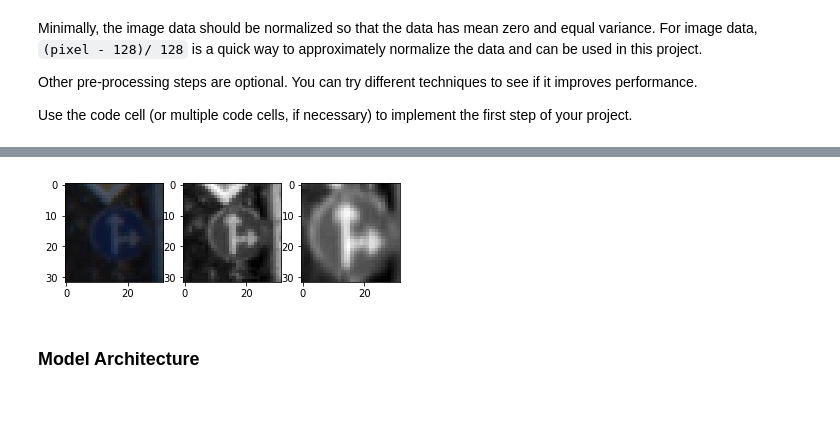
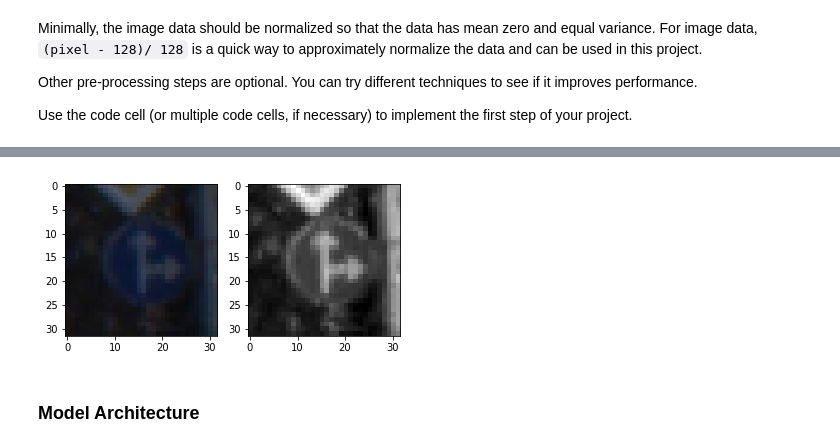
Before and after one commit to woodyhaddad/P3-Traffic-Sign-Classifier, a Jupyter notebook: Traffic_Sign_Classifier.ipynb, the cells around one changed output, grey strips where cells are left out. Drawn from its saved outputs; the diff is of its cells as text; code cells hidden in the pictures; blank space fills up the shorter version.

```diff
--- a/Traffic_Sign_Classifier.ipynb
+++ b/Traffic_Sign_Classifier.ipynb
@@ -388,29 +378,21 @@ import cv2
 gray_img = cv2.cvtColor(train['features'][1000], cv2.COLOR_BGR2GRAY)
 
 
-gray_img1 = cv2.resize(gray_img,(train['sizes'][1000][0],train['sizes'][1000][1]))
-gray_img1 = gray_img1[train['coords'][1000][0]:train['coords'][1000][2],train['coords'][1000][1]:train['coords'][1000][3]]
-gray_img1 = cv2.resize(gray_img1,(32,32))
+# gray_img1 = cv2.resize(gray_img,(train['sizes'][1000][0],train['sizes'][1000][1]))
+# gray_img1 = gray_img1[train['coords'][1000][0]:train['coords'][1000][2],train['coords'][1000][1]:train['coords'][1000][3]]
+# gray_img1 = cv2.resize(gray_img1,(32,32))
 
 
 
 f = plt.figure()
-f.add_subplot(1,3, 1)
+f.add_subplot(1,2, 1)
 plt.imshow(train['features'][1000])
-f.add_subplot(1,3, 2)
+f.add_subplot(1,2, 2)
 plt.imshow(gray_img, cmap = plt.get_cmap('gray'))
-f.add_subplot(1,3, 3)
-plt.imshow(gray_img1, cmap = plt.get_cmap('gray'))
+# f.add_subplot(1,3, 3)
+# plt.imshow(gray_img1, cmap = plt.get_cmap('gray'))
 
-print(gray_img1.shape)
-print(train['coords'][1000])
-# print(train['coords'][10])
-
-
-
-## Next, I decided to trim the images outside of their bounding boxes train['coords'] and then stretch those images
-## back to 32X32
-
+f.savefig('grayscale_example.png')
 
 # Creates a list to append normalized image data to. I realized that I cannot alter the images as is
 # Since it wouldn't make sense for an image to store negative values (so it doesn't, it returns either 0 or 255 instead
@@ -433,23 +415,6 @@ for i in range(0, n_train):
     L_train.append(D3)
     L_train[-1] = (L_train[-1]-128.0)/128.0 #normalize
 
-#     L_train_new_data.append(D4) #append fake new image to L_train_new_data list
-#     L_new_labels.append(train['labels'][i]) #append fake new image label to L_train_new_data list
-#     L_train_new_data[-1] = (L_train_new_data[-1]-128.0)/128.0 #normalize
-
-# #     print(L[0])
-# L_train.extend(L_train_new_data)
-# train['labels'] = np.append(train['labels'],(L_new_labels))
-
-
-
-print(len(L_train_new_data))
-print(len(L_new_labels))
-print(train['labels'].shape)
-print(len(L_train))
-
-
-# n_train = len(L_train) # correct n_train since we changed the length of our training set
 
 print(n_train == len(L_train)) # validate that length of list equals n_validation
 
@@ -458,57 +423,15 @@ L_validation = []
 for i in range(0, n_validation):
 #     print(L[0])
     D3 = cv2.cvtColor(valid['features'][i], cv2.COLOR_BGR2GRAY) #CONVERT TO GRAYSCALE
-#     D3 = cv2.resize(D3,(valid['sizes'][i][0],valid['sizes'][i][1])) #resize to unprocessed size
-#     D3 = D3[valid['coords'][i][0]:valid['coords'][i][2],valid['coords'][i][1]:valid['coords'][i][3]] #trim outside bounding box
-#     D3 = cv2.resize(D3,(32,32))
+#     D4 = cv2.resize(D3,(valid['sizes'][i][0],valid['sizes'][i][1])) #resize to unprocessed size
+#     D4 = D3[valid['coords'][i][0]:valid['coords'][i][2],valid['coords'][i][1]:valid['coords'][i][3]] #trim outside bounding box
+#     D4 = cv2.resize(D3,(32,32))
     D3 = D3[:,:,None] # Slicing to maintain the three dimensional image shape
 
-#     D3 = valid['features'][i]
     L_validation.append(D3)
     L_validation[-1] = (L_validation[-1]-128.0)/128.0
 #     print(L[0])
 print(n_validation == len(L_validation)) # validate that length of list equals n_validation
-
-# L_validation = []
-# L_valid_new_data = []
-# L_new_valid_labels = []
-
-# for i in range(0, n_validation):
-# #     print(L[0])
-#     D3 = cv2.cvtColor(valid['features'][i], cv2.COLOR_BGR2GRAY) #CONVERT TO GRAYSCALE
-#     D4 = cv2.resize(D3,(valid['sizes'][i][0],valid['sizes'][i][1])) #resize to unprocessed size
-#     D4 = D4[valid['coords'][i][0]:valid['coords'][i][2],valid['coords'][i][1]:valid['coords'][i][3]] #trim outside bounding box
-#     D4 = cv2.resize(D4,(32,32))
-
-#     D3 = D3[:,:,None] # Slicing to maintain the three dimensional image shape
-#     D4 = D4[:,:,None] # Slicing to maintain the three dimensional image shape
-
-#     L_validation.append(D3)
-#     L_validation[-1] = (L_validation[-1]-128.0)/128.0 #normalize
-
-#     L_valid_new_data.append(D4) #append fake new image to L_train_new_data list
-#     L_new_valid_labels.append(valid['labels'][i]) #append fake new image label to L_train_new_data list
-#     L_valid_new_data[-1] = (L_valid_new_data[-1]-128.0)/128.0 #normalize
-
-# #     print(L[0])
-# L_validation.extend(L_valid_new_data)
-# valid['labels'] = np.append(valid['labels'],(L_new_valid_labels))
-
-
-
-# print(len(L_valid_new_data))
-# print(len(L_new_valid_labels))
-# print(valid['labels'].shape)
-# print(len(L_validation))
-
-
-# n_validation = len(L_validation) # correct n_train since we changed the length of our training set
-
-
-
-
-
-
 
 L_test = []
 for i in range(0, n_test):
@@ -531,7 +448,7 @@ print(n_test == len(L_test)) # validate that length of list equals n_test
 True
 True
 True
-[figure, old version]
+[figure, new version]
 # %% [markdown]
 ### Model Architecture
 # %%
```
Also changed, not shown: parts of 21 cells of this notebook, 8 other files.
